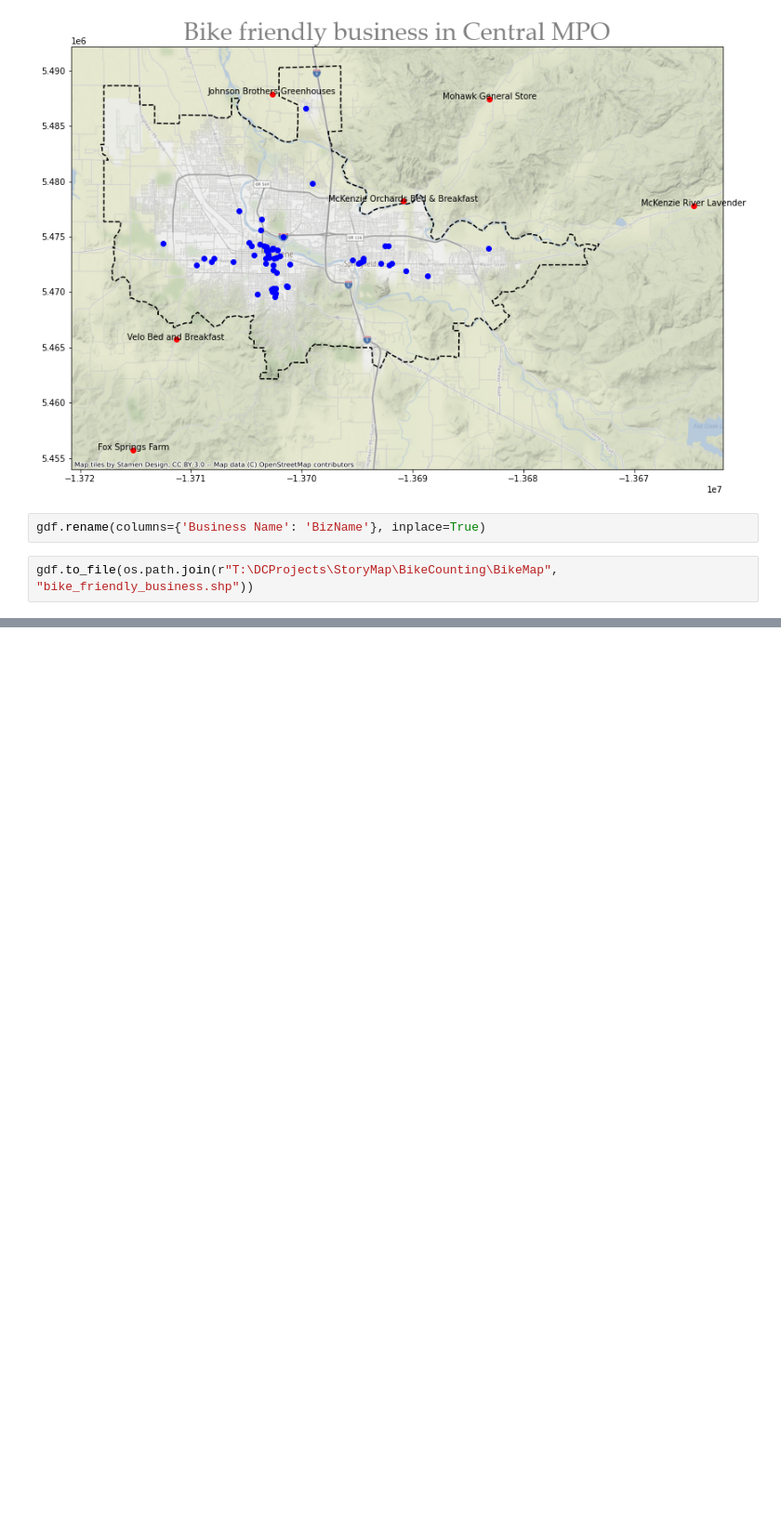
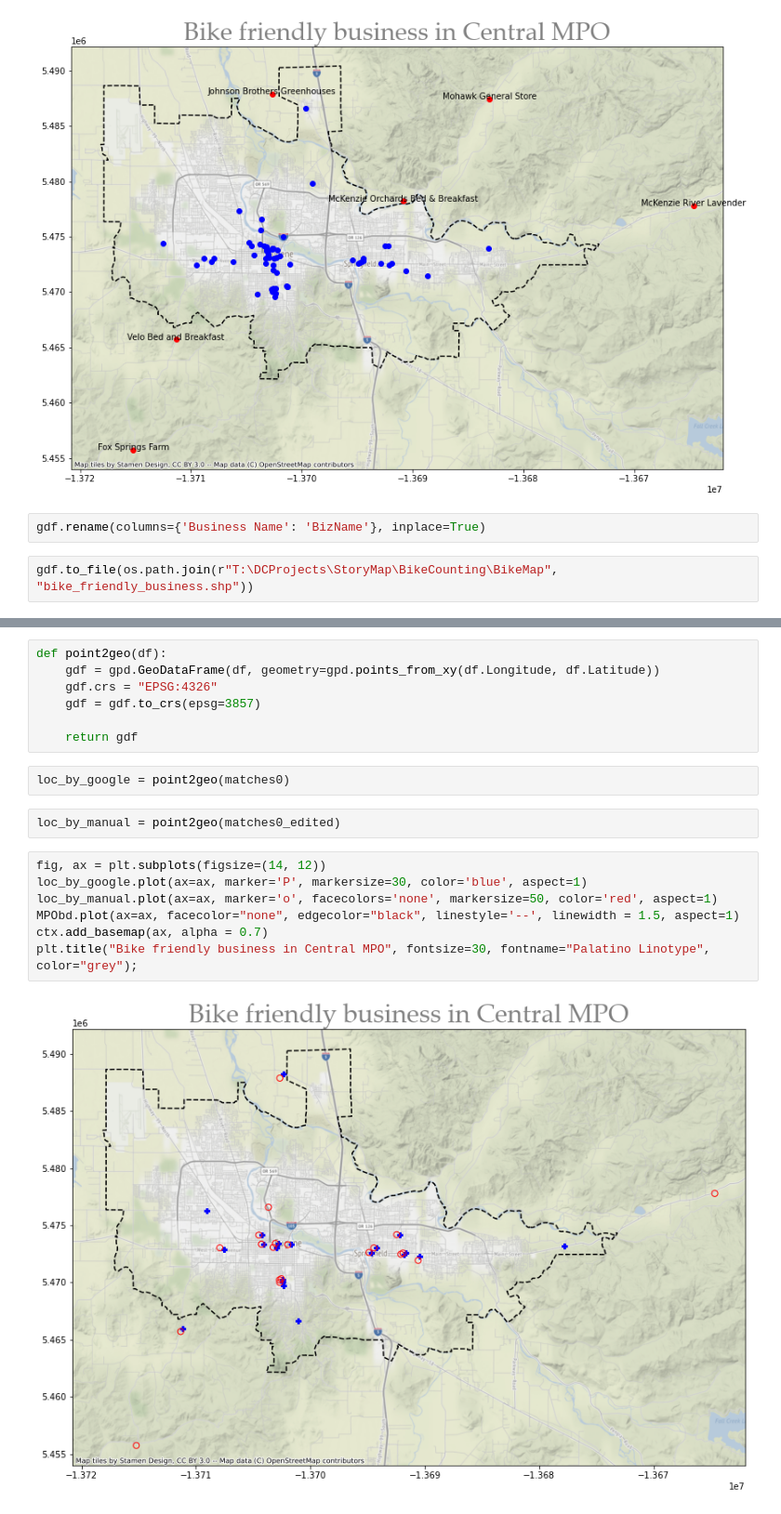
Before and after one commit to dongmeic/BikeCounting, a Jupyter notebook: BikeMap/Bike_Friendly_Businesses.ipynb, the cells around one changed output, grey strips where cells are left out. Shown at 93% size. Saved outputs shown, nothing was run; the diff lists cells and outputs as text; blank space fills up the shorter version.

```diff
--- a/BikeMap/Bike_Friendly_Businesses.ipynb
+++ b/BikeMap/Bike_Friendly_Businesses.ipynb
@@ -488,0 +520,20 @@ gdf.to_file(os.path.join(r"T:\DCProjects\StoryMap\BikeCounting\BikeMap", "bike_f
+# %%
+def point2geo(df):
+    gdf = gpd.GeoDataFrame(df, geometry=gpd.points_from_xy(df.Longitude, df.Latitude))
+    gdf.crs = "EPSG:4326"
+    gdf = gdf.to_crs(epsg=3857)
+
+    return gdf
+# %%
+loc_by_google = point2geo(matches0)
+# %%
+loc_by_manual = point2geo(matches0_edited)
+# %%
+fig, ax = plt.subplots(figsize=(14, 12))
+loc_by_google.plot(ax=ax, marker='P', markersize=30, color='blue', aspect=1)
+loc_by_manual.plot(ax=ax, marker='o', facecolors='none', markersize=50, color='red', aspect=1)
+MPObd.plot(ax=ax, facecolor="none", edgecolor="black", linestyle='--', linewidth = 1.5, aspect=1)
+ctx.add_basemap(ax, alpha = 0.7)
+plt.title("Bike friendly business in Central MPO", fontsize=30, fontname="Palatino Linotype", color="grey");
+# %% [output]
+[figure, added]
```
Also changed, not shown: parts of 10 cells of this notebook.
